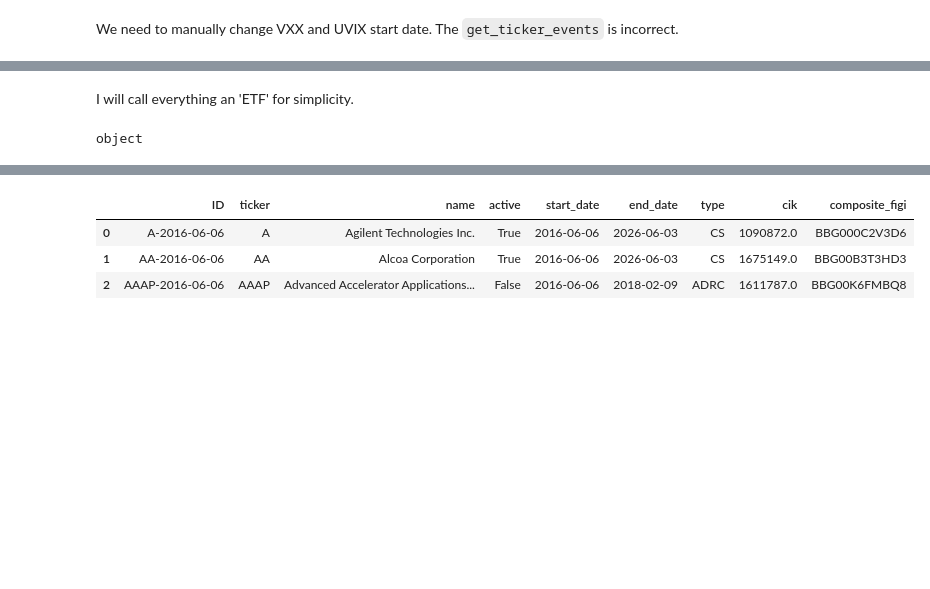
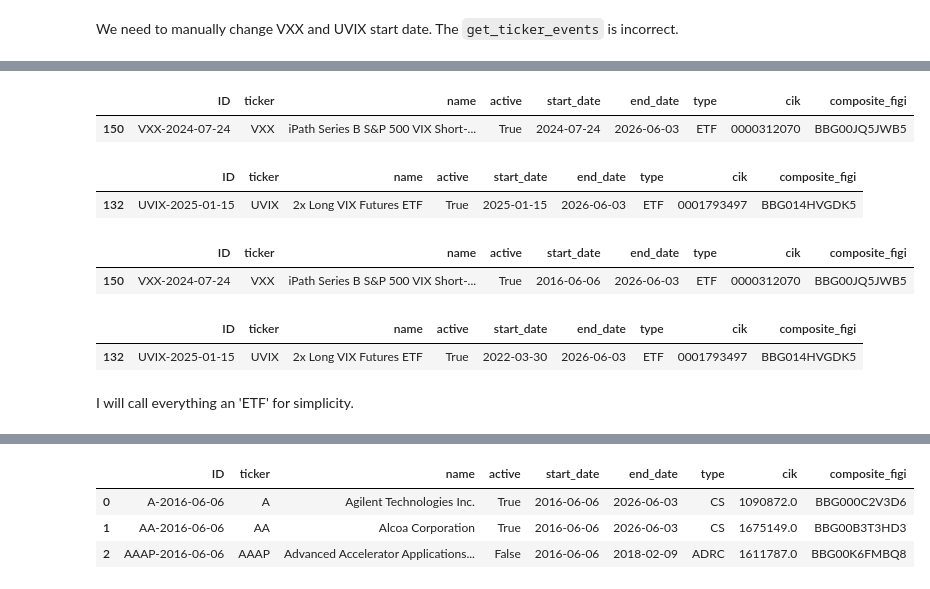
Before and after one commit to sharmad/data_clean, a Jupyter notebook: dev_prod/04_ETPs.ipynb, the cells around one changed output, grey strips where cells are left out. Drawn from its saved outputs; the diff is of its cells as text; code cells hidden in the pictures; blank space fills up the shorter version.

```diff
--- a/dev_prod/04_ETPs.ipynb
+++ b/dev_prod/04_ETPs.ipynb
@@ -485,3 +549,13 @@ tickers_ETP
+# %%
+tickers_ETP[tickers_ETP['ticker'] == 'VXX']
+# %% [output]
+|  | ID | ticker | name | active | start_date | end_date | type | cik | composite_figi |
+| 150 | VXX-2024-07-24 | VXX | iPath Series B S&P 500 VIX Short-... | True | 2024-07-24 | 2026-06-03 | ETF | 0000312070 | BBG00JQ5JWB5 |
+# %%
+tickers_ETP[tickers_ETP['ticker'] == 'UVIX']
+# %% [output]
+|  | ID | ticker | name | active | start_date | end_date | type | cik | composite_figi |
+| 132 | UVIX-2025-01-15 | UVIX | 2x Long VIX Futures ETF | True | 2025-01-15 | 2026-06-03 | ETF | 0001793497 | BBG014HVGDK5 |
 # %%
 # tickers_ETP.loc[tickers_ETP['ticker'] == 'VXX', "start_date"] = max(date(2009, 1, 29), START_DATE)
 # tickers_ETP.loc[tickers_ETP['ticker'] == 'UVIX', "start_date"] = max(date(2022, 3, 30), START_DATE)
@@ -491,13 +565,17 @@ tickers_ETP.loc[tickers_ETP['ticker'] == 'UVIX', "start_date"] = pd.Timestamp(ma
+# %%
+tickers_ETP[tickers_ETP['ticker'] == 'VXX']
+# %% [output]
+|  | ID | ticker | name | active | start_date | end_date | type | cik | composite_figi |
+| 150 | VXX-2024-07-24 | VXX | iPath Series B S&P 500 VIX Short-... | True | 2016-06-06 | 2026-06-03 | ETF | 0000312070 | BBG00JQ5JWB5 |
+# %%
+tickers_ETP[tickers_ETP['ticker'] == 'UVIX']
+# %% [output]
+|  | ID | ticker | name | active | start_date | end_date | type | cik | composite_figi |
+| 132 | UVIX-2025-01-15 | UVIX | 2x Long VIX Futures ETF | True | 2022-03-30 | 2026-06-03 | ETF | 0001793497 | BBG014HVGDK5 |
 # %% [markdown]
 I will call everything an 'ETF' for simplicity.
 # %%
 tickers_ETP['type'] = 'ETF'
-# %%
-tickers_v1 = get_tickers(v=1)
-
-print(tickers_v1['start_date'].dtype)   # Should be datetime64[ns]
-# %% [output]
-object
 # %%
 # Merge tickers_v1 and ETFs to get tickers_v1
 tickers_v1 = get_tickers(v=1)
```
Also changed, not shown: parts of 26 cells of this notebook.
